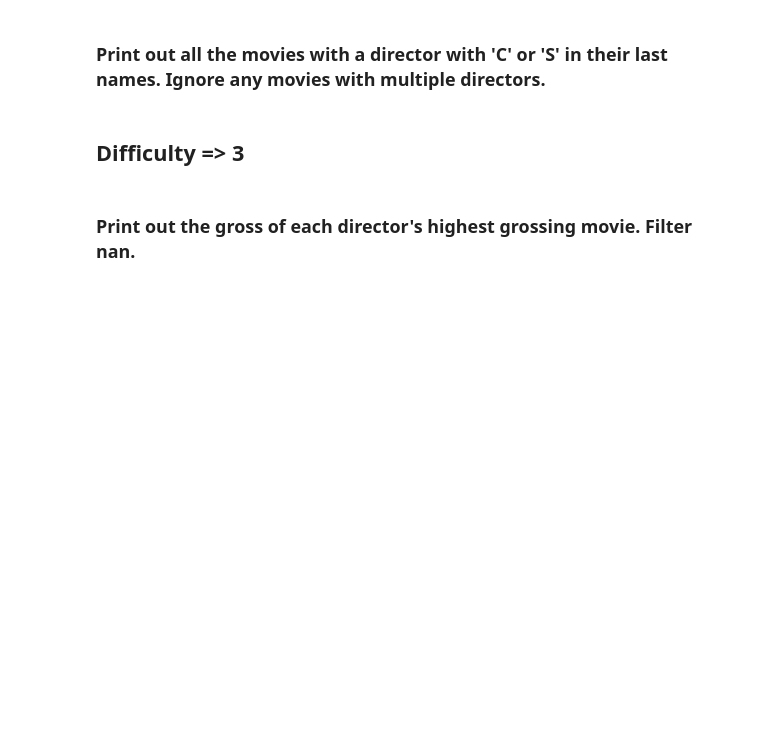
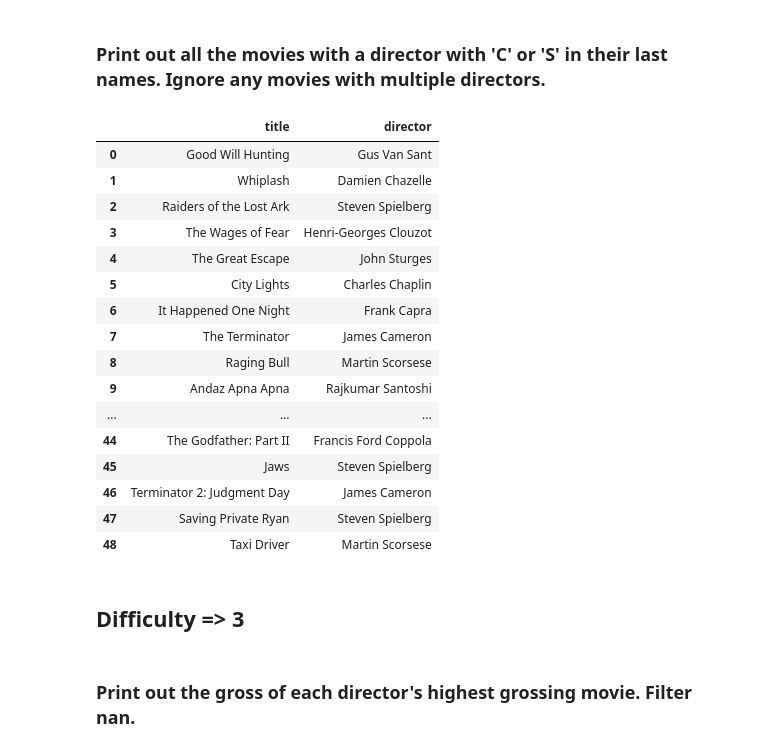
Before and after one commit to shetty83/dsi-sea-week07-1.4, a Jupyter notebook: Advanced SQL Starter.ipynb, the cells around one changed output. Cells and saved outputs as stored; diff of their text form; code cells hidden in the pictures; blank space fills up the shorter version.

```diff
--- a/Advanced SQL Starter.ipynb
+++ b/Advanced SQL Starter.ipynb
@@ -23,5 +61,26 @@ pd.read_sql("SELECT * FROM information_schema.tables;", engine)[:3]
 # %% [markdown]
 ### Print out all the movies with a director with 'C' or 'S' in their last names. Ignore any movies with multiple directors.
+# %%
+pd.read_sql("select title, director from website_imdb where (director like '%% C%%' "
+            " or director like '%% S%%') and director not like '%%,%%';", engine)
+# %% [output]
+|  | title | director |
+| 0 | Good Will Hunting | Gus Van Sant |
+| 1 | Whiplash | Damien Chazelle |
+| 2 | Raiders of the Lost Ark | Steven Spielberg |
+| 3 | The Wages of Fear | Henri-Georges Clouzot |
+| 4 | The Great Escape | John Sturges |
+| 5 | City Lights | Charles Chaplin |
+| 6 | It Happened One Night | Frank Capra |
+| 7 | The Terminator | James Cameron |
+| 8 | Raging Bull | Martin Scorsese |
+| 9 | Andaz Apna Apna | Rajkumar Santoshi |
+| ... | ... | ... |
+| 44 | The Godfather: Part II | Francis Ford Coppola |
+| 45 | Jaws | Steven Spielberg |
+| 46 | Terminator 2: Judgment Day | James Cameron |
+| 47 | Saving Private Ryan | Steven Spielberg |
+| 48 | Taxi Driver | Martin Scorsese |
 # %% [markdown]
 ## Difficulty => 3
 # %% [markdown]
```
Also changed, not shown: parts of 17 cells of this notebook.
